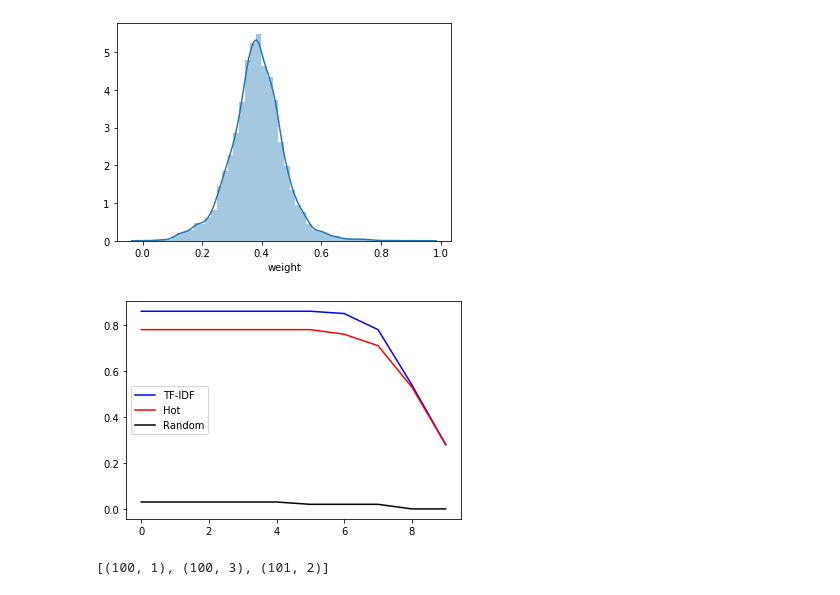
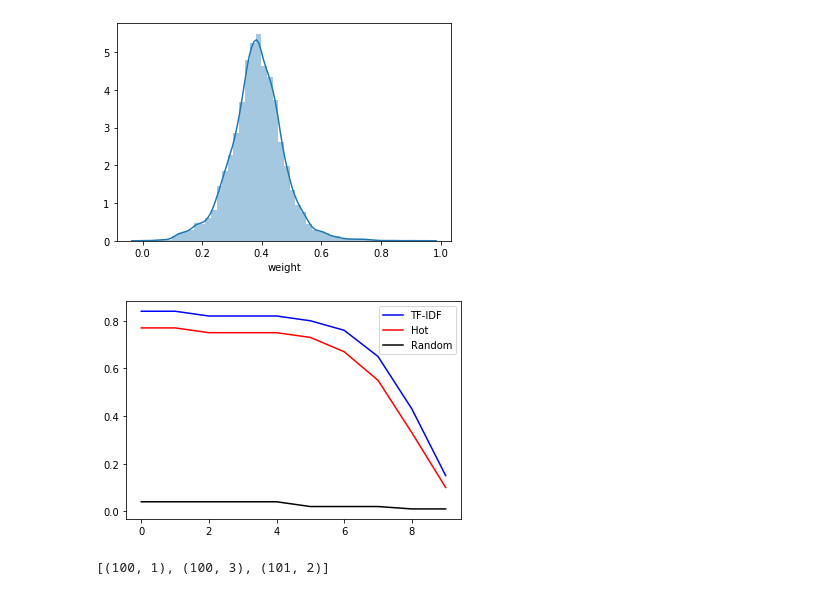
Before and after one commit to DruryXu/SCUthesis, a Jupyter notebook: data_analysis/data_analysis.ipynb, the cells around one changed output. Drawn from its saved outputs; the diff is of its cells as text; code cells hidden in the pictures.

```diff
--- a/data_analysis/data_analysis.ipynb
+++ b/data_analysis/data_analysis.ipynb
@@ -117,19 +117,19 @@ plt.show()
 # %% [output]
 [figure]
 # %%
-re = [0.8600000000000001, 0.8600000000000001, 0.8600000000000001, 0.8600000000000001, 0.8600000000000001, 0.8600000000000001, 0.85, 0.7800000000000001, 0.54, 0.27999999999999997]
-ra = [0.030000000000000006, 0.030000000000000006, 0.030000000000000006, 0.030000000000000006, 0.030000000000000006, 0.02, 0.02, 0.02, 0.0, 0.0]
-ho = [0.78, 0.78, 0.78, 0.78, 0.78, 0.78, 0.76, 0.7100000000000002, 0.53, 0.27999999999999997]
+re = [0.8400000000000001, 0.8400000000000001, 0.8200000000000001, 0.8200000000000001, 0.8200000000000001, 0.8000000000000002, 0.76, 0.65, 0.43000000000000005, 0.15]
+ra = [0.04, 0.04, 0.04, 0.04, 0.04, 0.02, 0.02, 0.02, 0.01, 0.01]
+ho = [0.77, 0.77, 0.75, 0.75, 0.75, 0.73, 0.6699999999999999, 0.55, 0.32999999999999996, 0.09999999999999999]
 x = [i for i in range(10)]
 plt.figure()
 re, = plt.plot(x, re, color = 'blue')
 ho, = plt.plot(x, ho, color = 'red')
 ra, = plt.plot(x, ra, color = 'black')
 plt.legend([re, ho, ra], ["TF-IDF", "Hot", "Random"])
 plt.savefig("cold_start_precision.jpg")
 plt.show()
 # %% [output]
-[figure, old version]
+[figure, new version]
 # %%
 a = [(100, 1), (101, 2), (100, 3)]
 print(sorted(a, key = lambda x: (x[0], x[1])))
```
Also changed, not shown: parts of 1 cell of this notebook, 5 other files.
